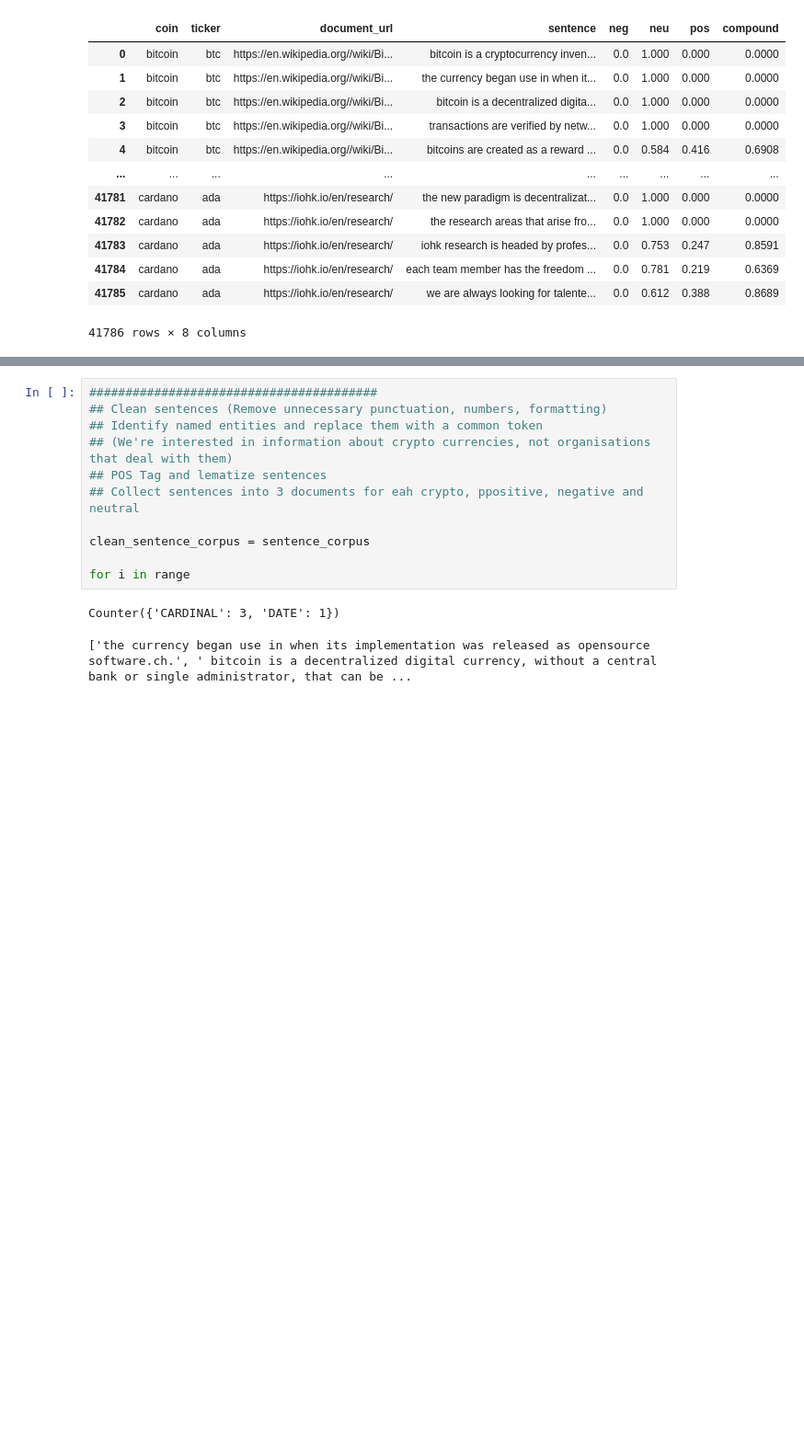
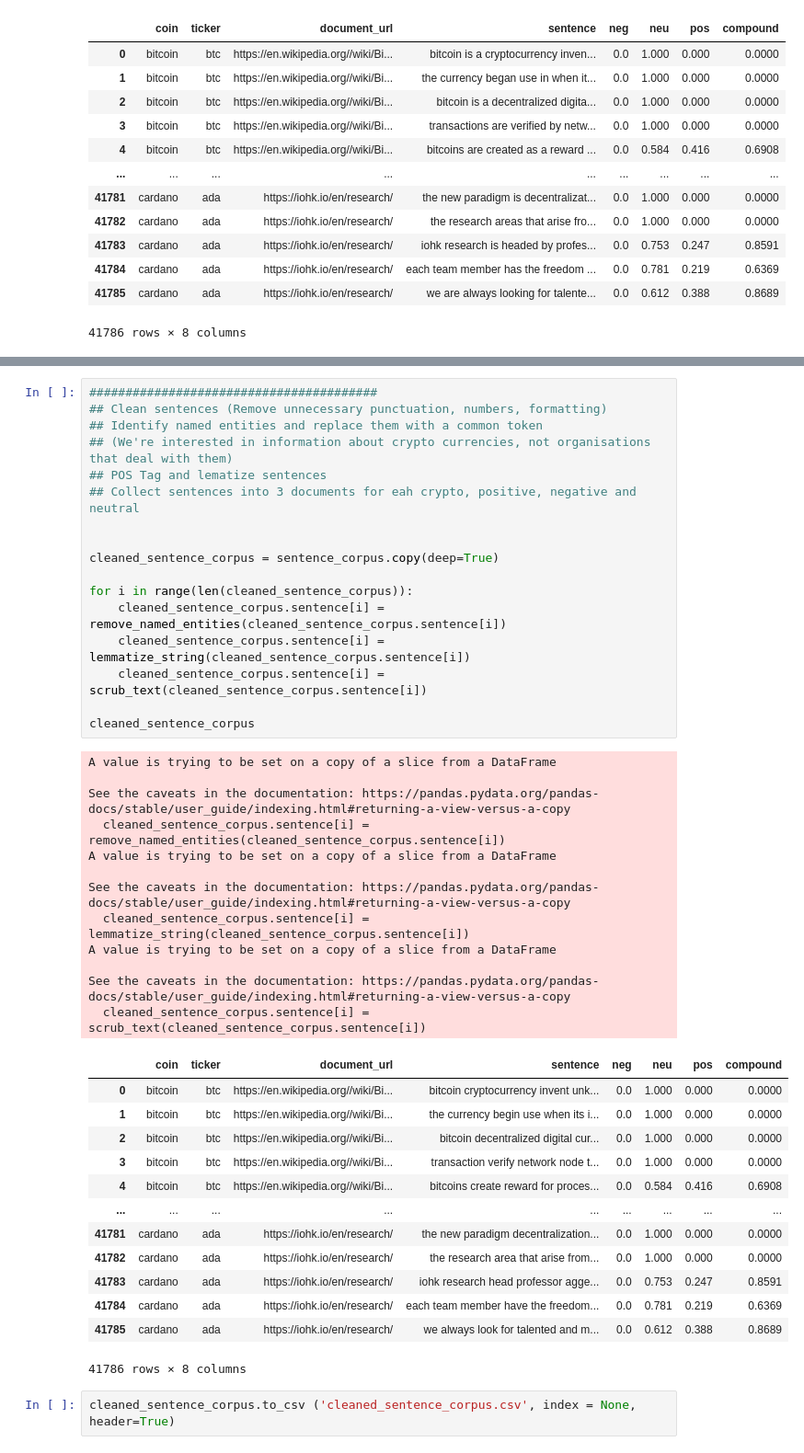
Before and after one commit to matthewkmoore/CryptoCurrency-Media-Analysis, a Jupyter notebook: cryptocurrency_webcrawler.ipynb, the cells around one changed output, grey strips where cells are left out. Shown at 92% size. Saved outputs shown, nothing was run; the diff lists cells and outputs as text; blank space fills up the shorter version.

```diff
--- a/cryptocurrency_webcrawler.ipynb
+++ b/cryptocurrency_webcrawler.ipynb
@@ -520,14 +527,45 @@ the currency begin use in when its implementation be release as opensource softw
 # %%
 ########################################
 ## Clean sentences (Remove unnecessary punctuation, numbers, formatting)
 ## Identify named entities and replace them with a common token
 ## (We're interested in information about crypto currencies, not organisations that deal with them)
 ## POS Tag and lematize sentences
-## Collect sentences into 3 documents for eah crypto, ppositive, negative and neutral
+## Collect sentences into 3 documents for eah crypto, positive, negative and neutral
 
-clean_sentence_corpus = sentence_corpus
 
-for i in range
+cleaned_sentence_corpus = sentence_corpus.copy(deep=True)
+
+for i in range(len(cleaned_sentence_corpus)):
+    cleaned_sentence_corpus.sentence[i] = remove_named_entities(cleaned_sentence_corpus.sentence[i])
+    cleaned_sentence_corpus.sentence[i] = lemmatize_string(cleaned_sentence_corpus.sentence[i])
+    cleaned_sentence_corpus.sentence[i] = scrub_text(cleaned_sentence_corpus.sentence[i])
+
+cleaned_sentence_corpus
 # %% [output]
-Counter({'CARDINAL': 3, 'DATE': 1})
+A value is trying to be set on a copy of a slice from a DataFrame
+
+See the caveats in the documentation: https://pandas.pydata.org/pandas-docs/stable/user_guide/indexing.html#returning-a-view-versus-a-copy
+  cleaned_sentence_corpus.sentence[i] = remove_named_entities(cleaned_sentence_corpus.sentence[i])
+A value is trying to be set on a copy of a slice from a DataFrame
+
+See the caveats in the documentation: https://pandas.pydata.org/pandas-docs/stable/user_guide/indexing.html#returning-a-view-versus-a-copy
+  cleaned_sentence_corpus.sentence[i] = lemmatize_string(cleaned_sentence_corpus.sentence[i])
+A value is trying to be set on a copy of a slice from a DataFrame
+
+See the caveats in the documentation: https://pandas.pydata.org/pandas-docs/stable/user_guide/indexing.html#returning-a-view-versus-a-copy
+  cleaned_sentence_corpus.sentence[i] = scrub_text(cleaned_sentence_corpus.sentence[i])
+|  | coin | ticker | document_url | sentence | neg | neu | pos | compound |
+| 0 | bitcoin | btc | https://en.wikipedia.org//wiki/Bi... | bitcoin cryptocurrency invent unk... | 0.0 | 1.000 | 0.000 | 0.0000 |
+| 1 | bitcoin | btc | https://en.wikipedia.org//wiki/Bi... | the currency begin use when its i... | 0.0 | 1.000 | 0.000 | 0.0000 |
+| 2 | bitcoin | btc | https://en.wikipedia.org//wiki/Bi... | bitcoin decentralized digital cur... | 0.0 | 1.000 | 0.000 | 0.0000 |
+| 3 | bitcoin | btc | https://en.wikipedia.org//wiki/Bi... | transaction verify network node t... | 0.0 | 1.000 | 0.000 | 0.0000 |
+| 4 | bitcoin | btc | https://en.wikipedia.org//wiki/Bi... | bitcoins create reward for proces... | 0.0 | 0.584 | 0.416 | 0.6908 |
+| ... | ... | ... | ... | ... | ... | ... | ... | ... |
+| 41781 | cardano | ada | https://iohk.io/en/research/ | the new paradigm decentralization... | 0.0 | 1.000 | 0.000 | 0.0000 |
+| 41782 | cardano | ada | https://iohk.io/en/research/ | the research area that arise from... | 0.0 | 1.000 | 0.000 | 0.0000 |
+| 41783 | cardano | ada | https://iohk.io/en/research/ | iohk research head professor agge... | 0.0 | 0.753 | 0.247 | 0.8591 |
+| 41784 | cardano | ada | https://iohk.io/en/research/ | each team member have the freedom... | 0.0 | 0.781 | 0.219 | 0.6369 |
+| 41785 | cardano | ada | https://iohk.io/en/research/ | we always look for talented and m... | 0.0 | 0.612 | 0.388 | 0.8689 |
-['the currency began use in when its implementation was released as opensource software.ch.', ' bitcoin is a decentralized digital currency, without a central bank or single administrator, that can be ...
+41786 rows × 8 columns
+# %%
+cleaned_sentence_corpus.to_csv ('cleaned_sentence_corpus.csv', index = None, header=True)
```
Also changed, not shown: parts of 16 cells of this notebook, 3 other files.
